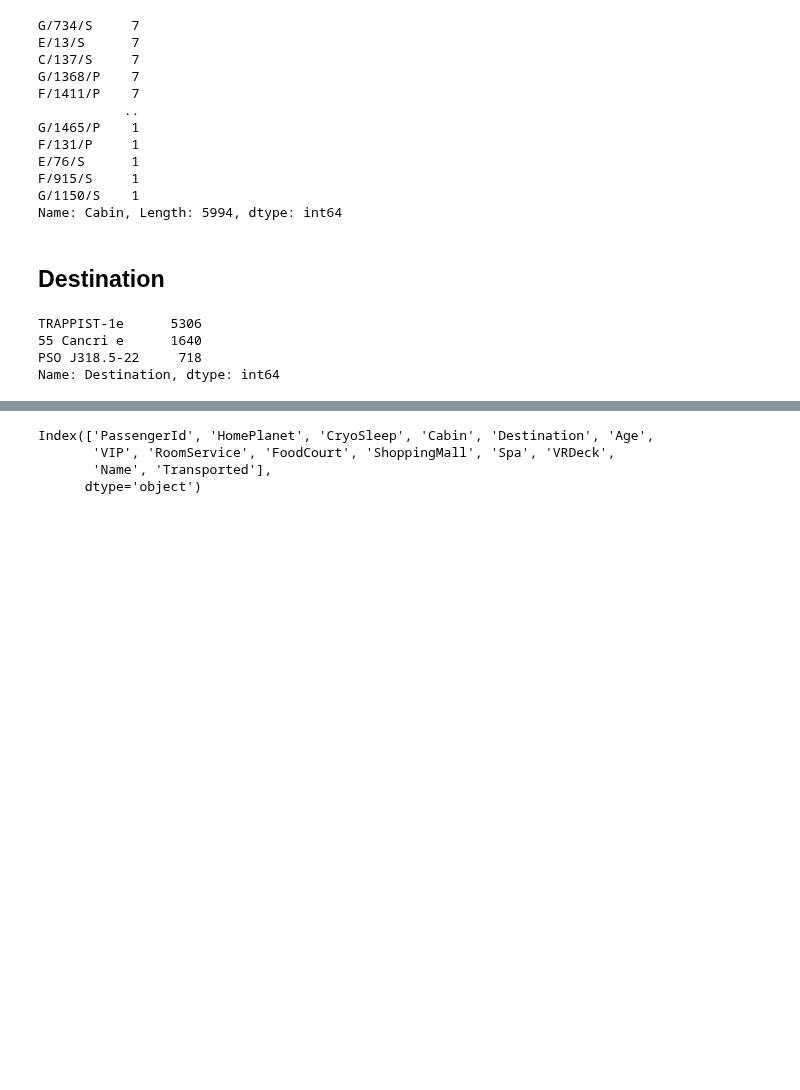
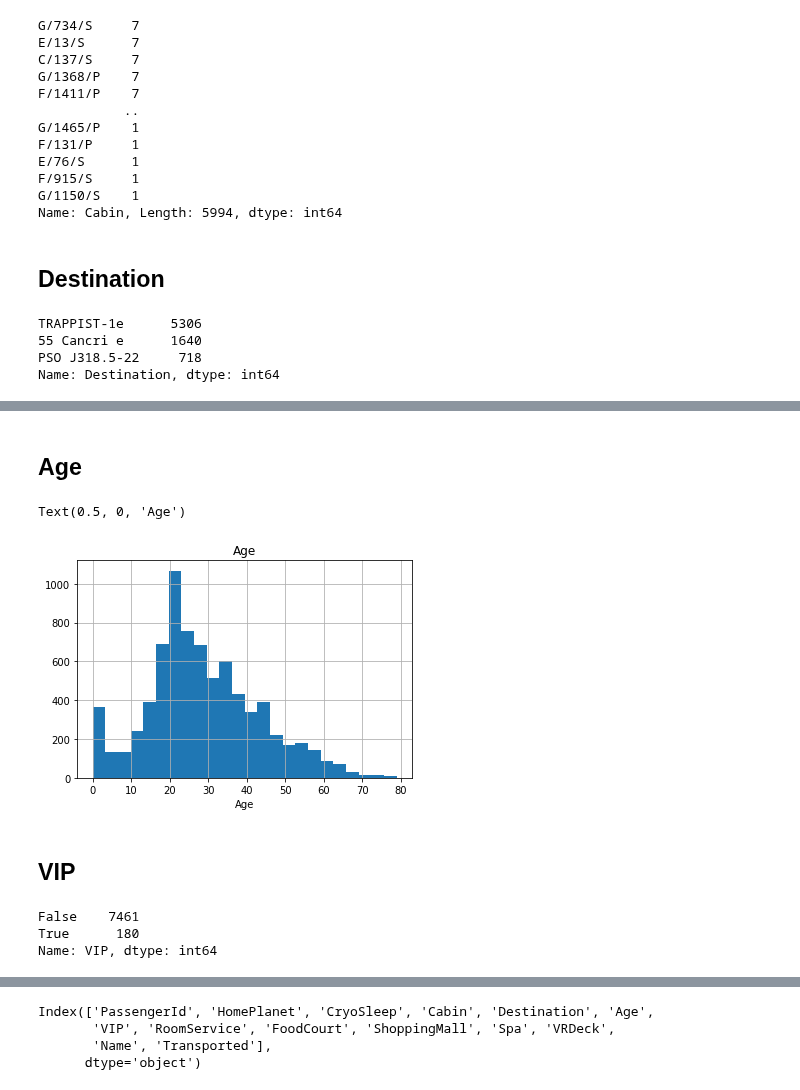
Before and after one commit to PashaIanko/Kaggle.Spaceship-Titanic, a Jupyter notebook: 1_data_exploration.ipynb, the cells around one changed output, grey strips where cells are left out. Drawn from its saved outputs; the diff is of its cells as text; code cells hidden in the pictures; blank space fills up the shorter version.

```diff
--- a/1_data_exploration.ipynb
+++ b/1_data_exploration.ipynb
@@ -334,0 +366,17 @@ Name: Destination, dtype: int64
+# %% [markdown]
+## Age
+# %%
+ax = df_exploration.Age.hist(bins=24)
+ax.set_title('Age')
+ax.set_xlabel('Age')
+# %% [output]
+Text(0.5, 0, 'Age')
+[figure, added]
+# %% [markdown]
+## VIP
+# %%
+df_exploration.VIP.value_counts()
+# %% [output]
+False    7461
+True      180
+Name: VIP, dtype: int64
```
Also changed, not shown: parts of 22 cells of this notebook.
